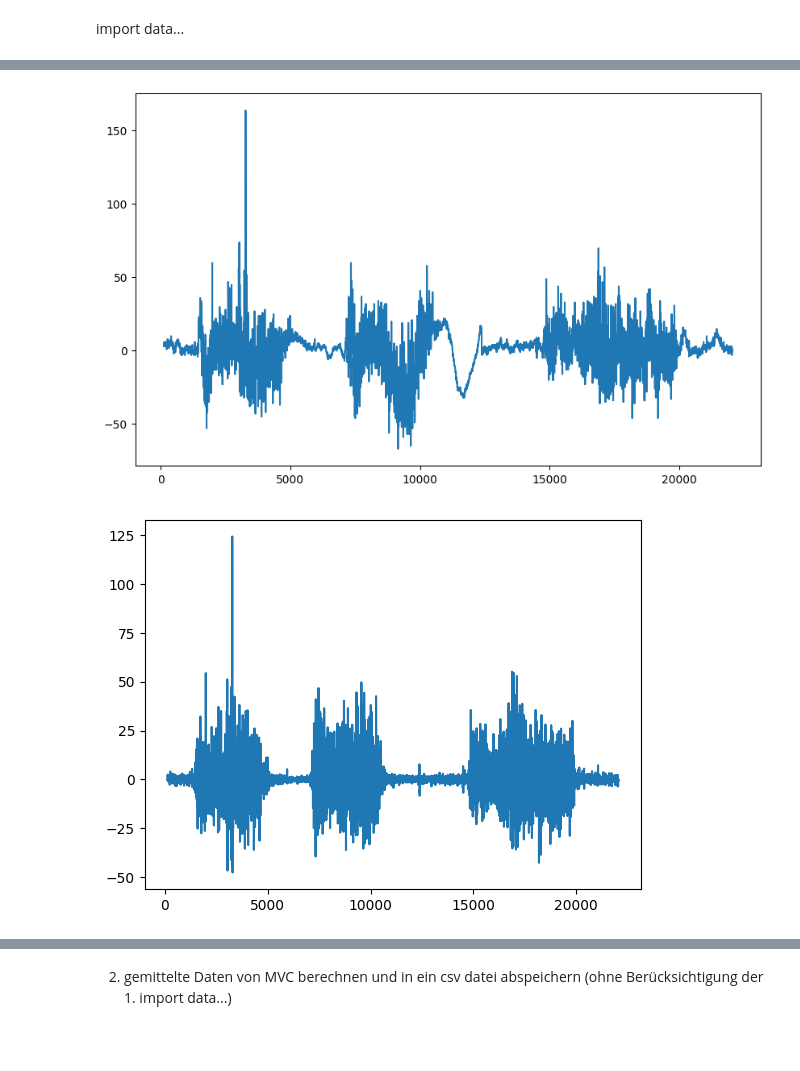
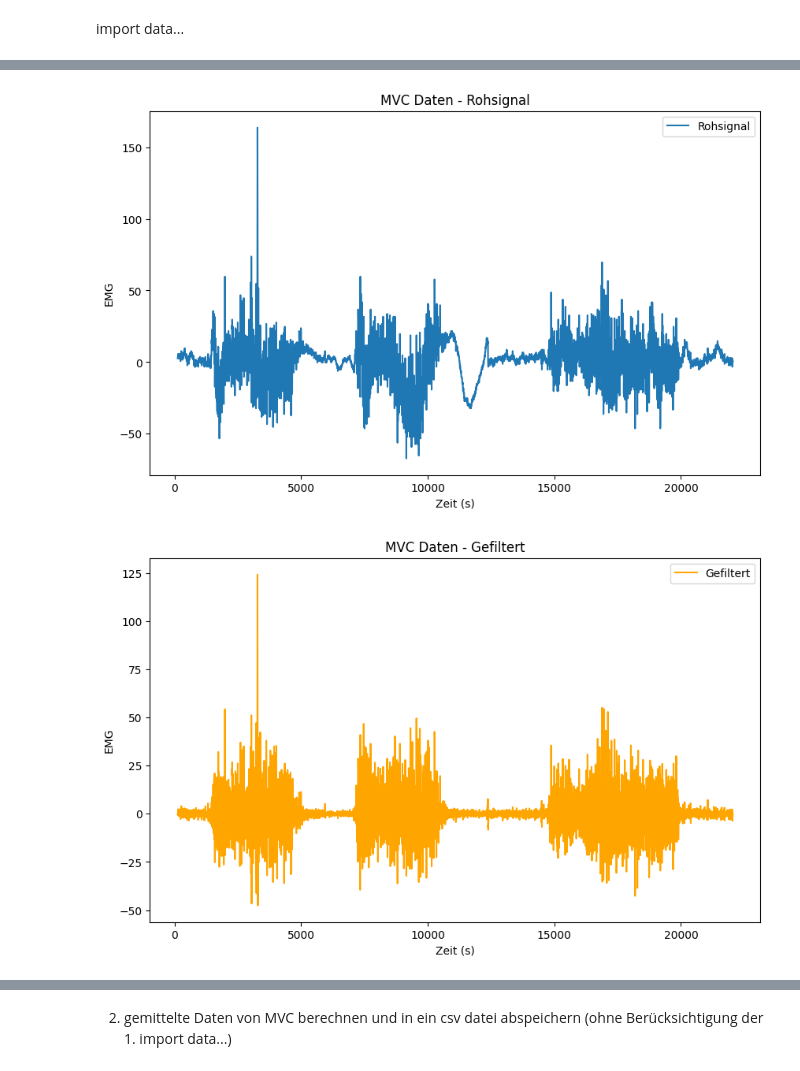
Before and after one commit to VPaulineC/Praktikum-3, a Jupyter notebook: MainCode3.ipynb, the cells around one changed output, grey strips where cells are left out. Drawn from its saved outputs; the diff is of its cells as text; code cells hidden in the pictures; blank space fills up the shorter version.

```diff
--- a/MainCode3.ipynb
+++ b/MainCode3.ipynb
@@ -78,30 +11,6 @@ FileNotFoundError: [Errno 2] No such file or directory: '/mnt/data/MVC1.txt'
 # %%
-weights, mvc, fatigue = import_data('\t')
+weights, mvc, fatigue = lf3.import_data('\t')
 # %%
-import pandas as pd
-import numpy as np
-import scipy.signal as signal
-import matplotlib.pyplot as plt
-
-# Funktionen zum Einlesen und Normalisieren der Daten
-def import_data(files, separator):
-    def normalize_time(data):
-        times = data['t'].values
-        offset = 0
-        for i in range(1, len(times)):
-            if times[i] < times[i - 1]:
-                offset += times[i - 1]
-            times[i] += offset
-        data['t'] = times
-        return data
-
-    all_data = []
-    for file in files:
-        df = pd.read_csv(file, sep=separator, names=['emg', 't'], skiprows=50, skipfooter=50, engine='python')
-        df = normalize_time(df)
-        all_data.append(df)
-    return pd.concat(all_data, ignore_index=True)
-
 # Hoch- und Tiefpassfilter definieren
 def butterworth_filter(data, lowcut, highcut, fs, order=4):
     nyquist = 0.5 * fs
@@ -123,38 +32,48 @@ def process_emg_data(data, fs=1000):
 
     # Bandpassfiltern (20-450 Hz)
     data['filtered_emg'] = butterworth_filter(data['emg'], 20, 450, fs)
 
     # Signal gleichrichten (Absolutwert bilden)
     data['rectified_emg'] = np.abs(data['filtered_emg'])
 
     # Tiefpassfilter auf den Absolutwert anwenden (10 Hz)
     data['envelope'] = lowpass_filter(data['rectified_emg'], 10, fs)
 
     return data
 
 
 
 
 # EMG-Daten verarbeiten
 mvc_processed = process_emg_data(mvc)
 
 
-# Ergebnisse plotten
-def plot_emg(data, title):
+def plot_emg(data, title_prefix):
     plt.figure(figsize=(10, 6))
     plt.plot(data['t'], data['emg'], label='Rohsignal')
+    plt.title(f'{title_prefix} - Rohsignal')
+    plt.xlabel('Zeit (s)')
+    plt.ylabel('EMG')
+    plt.legend()
     plt.show()
-    plt.plot(data['t'], data['filtered_emg'], label='Gefiltert')
+
+    plt.figure(figsize=(10, 6))
+    plt.plot(data['t'], data['filtered_emg'], label='Gefiltert', color='orange')
+    plt.title(f'{title_prefix} - Gefiltert')
+    plt.xlabel('Zeit (s)')
+    plt.ylabel('EMG')
+    plt.legend()
     plt.show()
-    plt.plot(data['t'], data['envelope'], label='Einhüllende')
-    plt.show()
-    plt.title(title)
+
+    plt.figure(figsize=(10, 6))
+    plt.plot(data['t'], data['envelope'], label='Einhüllende', color='green')
+    plt.title(f'{title_prefix} - Einhüllende')
     plt.xlabel('Zeit (s)')
     plt.ylabel('EMG')
     plt.legend()
     plt.show()
 
 plot_emg(mvc_processed, 'MVC Daten')
 # %% [output]
-[figure, old version]
+[figure, new version]
-[figure, old version]
+[figure, new version]
```
Also changed, not shown: parts of 5 cells of this notebook, 3 other files.
